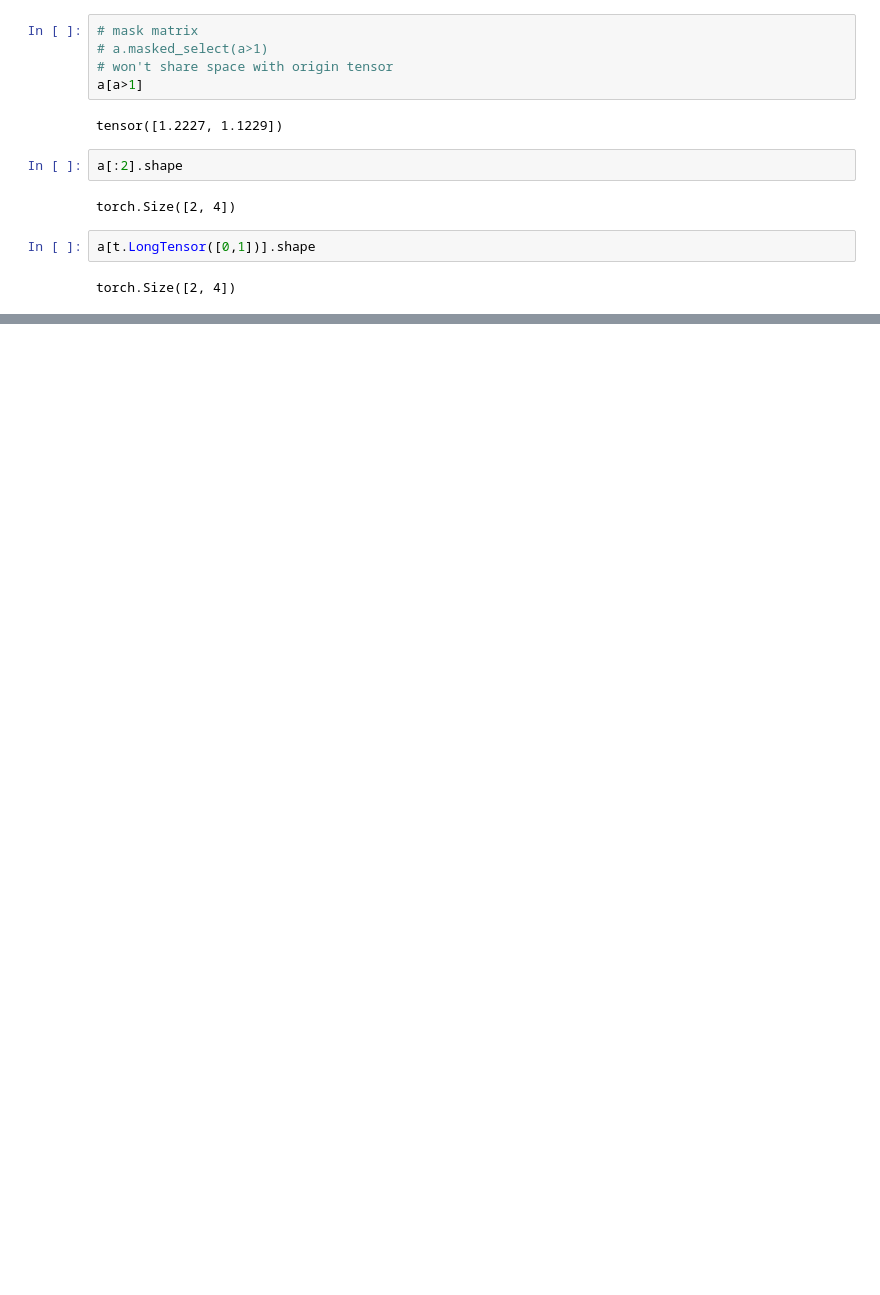
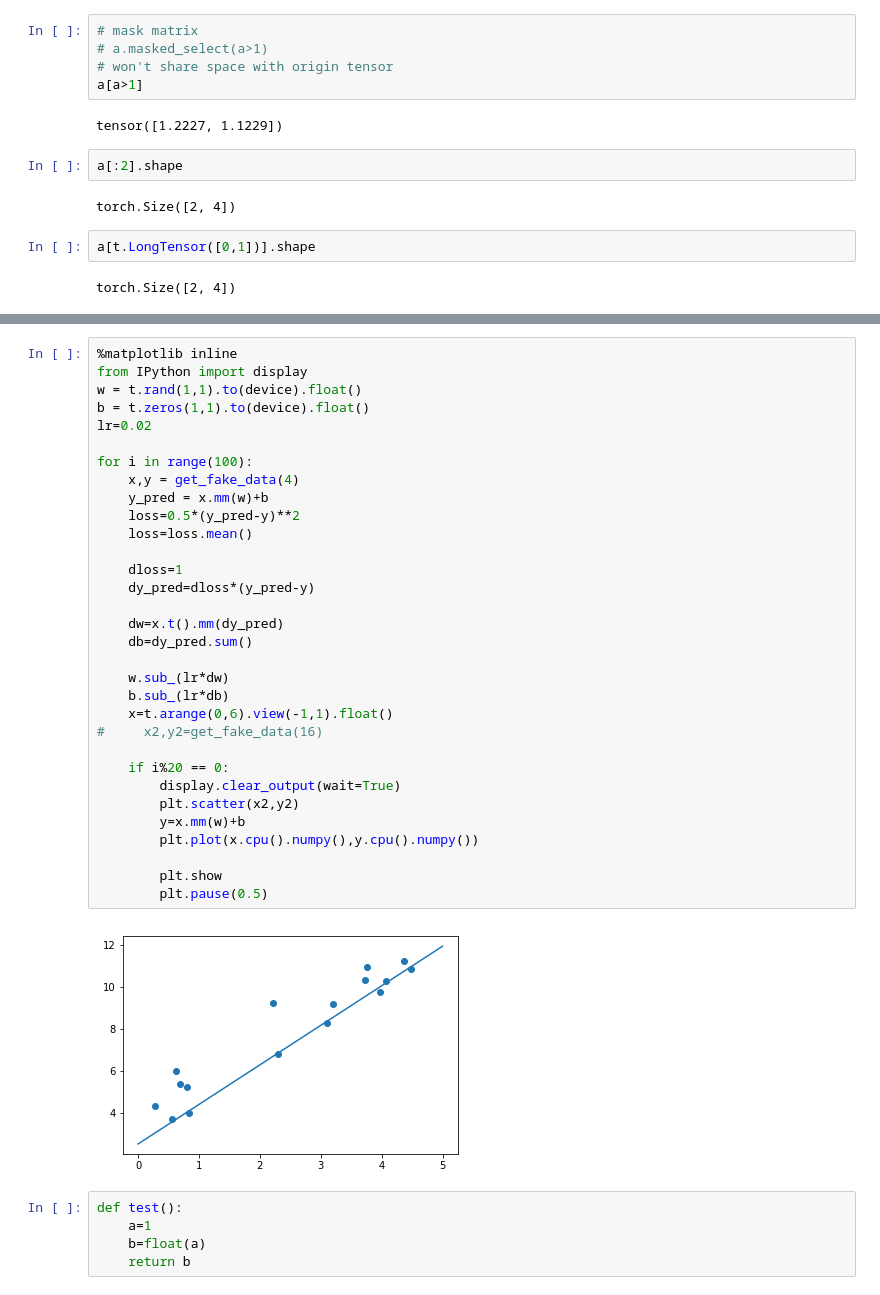
Before and after one commit to Alexzsh/dlpaper-code, a Jupyter notebook: pytorch-book/chapter3-Tensor和autograd/myTest.ipynb, the cells around one changed output, grey strips where cells are left out. Drawn from its saved outputs; the diff is of its cells as text; blank space fills up the shorter version.

```diff
--- a/pytorch-book/chapter3-Tensor和autograd/myTest.ipynb
+++ b/pytorch-book/chapter3-Tensor和autograd/myTest.ipynb
@@ -184,0 +363,39 @@ torch.Size([2, 4])
+# %%
+%matplotlib inline
+from IPython import display
+w = t.rand(1,1).to(device).float()
+b = t.zeros(1,1).to(device).float()
+lr=0.02
+
+for i in range(100):
+    x,y = get_fake_data(4)
+    y_pred = x.mm(w)+b
+    loss=0.5*(y_pred-y)**2
+    loss=loss.mean()
+
+    dloss=1
+    dy_pred=dloss*(y_pred-y)
+
+    dw=x.t().mm(dy_pred)
+    db=dy_pred.sum()
+
+    w.sub_(lr*dw)
+    b.sub_(lr*db)
+    x=t.arange(0,6).view(-1,1).float()
+#     x2,y2=get_fake_data(16)
+
+    if i%20 == 0:
+        display.clear_output(wait=True)
+        plt.scatter(x2,y2)
+        y=x.mm(w)+b
+        plt.plot(x.cpu().numpy(),y.cpu().numpy())
+
+        plt.show
+        plt.pause(0.5)
+# %% [output]
+[figure, added]
+# %%
+def test():
+    a=1
+    b=float(a)
+    return b
```
Also changed, not shown: parts of 31 cells of this notebook, 2 other files.
